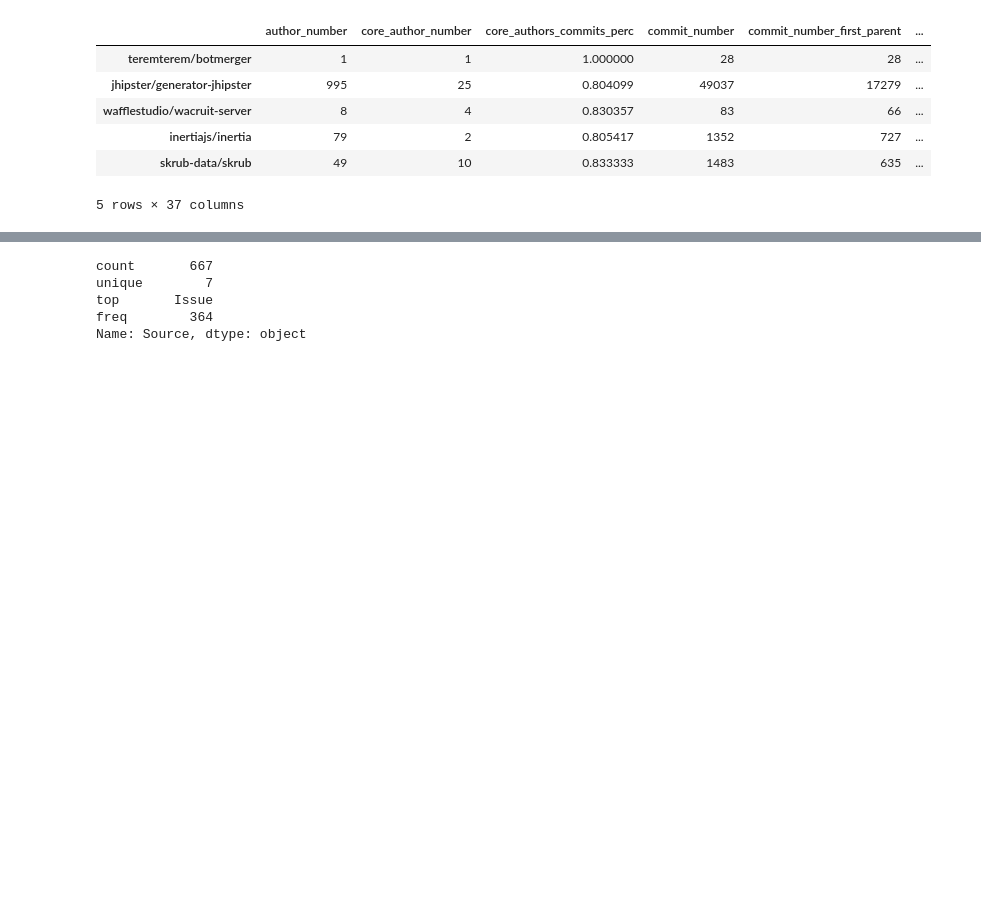
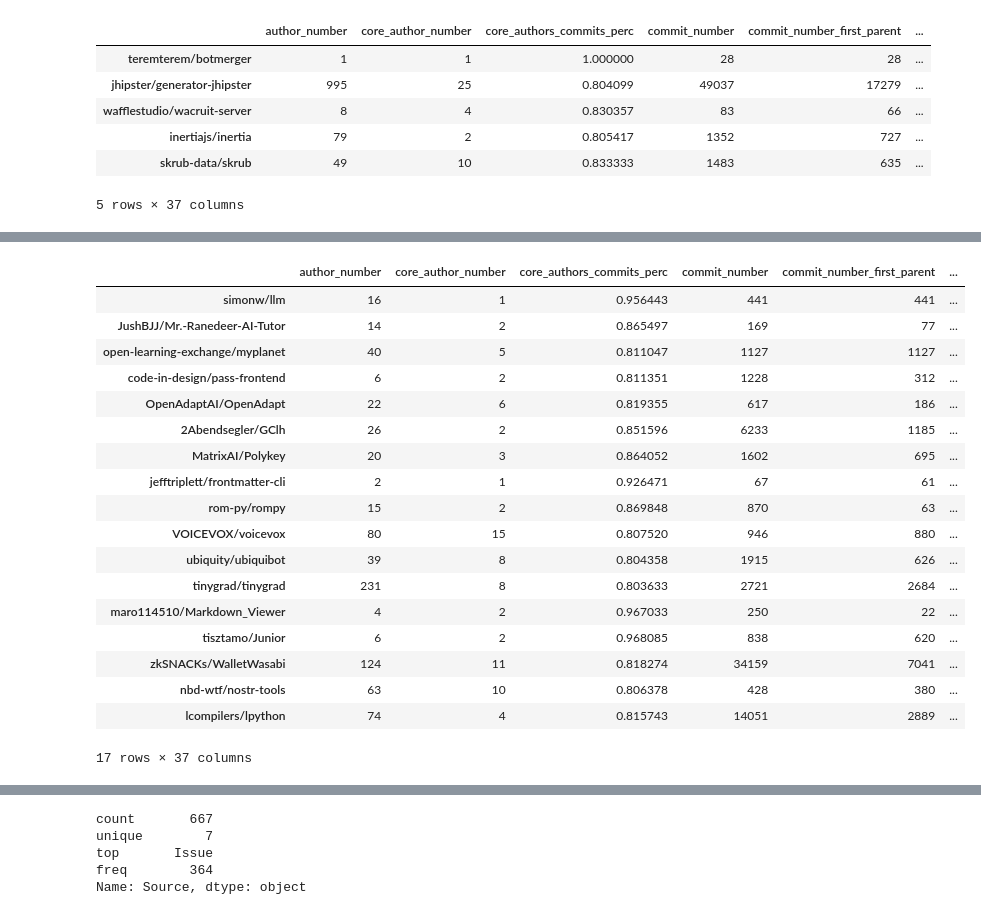
Before and after one commit to ncusi/MSR_Challenge_2024, a Jupyter notebook: notebooks/characteristics_of_the_software_repository.ipynb, the cells around one changed output, grey strips where cells are left out. Cells and saved outputs as stored; diff of their text form; code cells hidden in the pictures; blank space fills up the shorter version.

```diff
--- a/notebooks/characteristics_of_the_software_repository.ipynb
+++ b/notebooks/characteristics_of_the_software_repository.ipynb
@@ -77,0 +309,22 @@ unified_statistics_df.head()
+# %%
+unified_statistics_df[(unified_statistics_df['in_latest_pr_sharings_y']==True)&(unified_statistics_df['in_latest_issue_sharings_y']==True)]
+# %% [output]
+|  | author_number | core_author_number | core_authors_commits_perc | commit_number | commit_number_first_parent | ... |
+| simonw/llm | 16 | 1 | 0.956443 | 441 | 441 | ... |
+| JushBJJ/Mr.-Ranedeer-AI-Tutor | 14 | 2 | 0.865497 | 169 | 77 | ... |
+| open-learning-exchange/myplanet | 40 | 5 | 0.811047 | 1127 | 1127 | ... |
+| code-in-design/pass-frontend | 6 | 2 | 0.811351 | 1228 | 312 | ... |
+| OpenAdaptAI/OpenAdapt | 22 | 6 | 0.819355 | 617 | 186 | ... |
+| 2Abendsegler/GClh | 26 | 2 | 0.851596 | 6233 | 1185 | ... |
+| MatrixAI/Polykey | 20 | 3 | 0.864052 | 1602 | 695 | ... |
+| jefftriplett/frontmatter-cli | 2 | 1 | 0.926471 | 67 | 61 | ... |
+| rom-py/rompy | 15 | 2 | 0.869848 | 870 | 63 | ... |
+| VOICEVOX/voicevox | 80 | 15 | 0.807520 | 946 | 880 | ... |
+| ubiquity/ubiquibot | 39 | 8 | 0.804358 | 1915 | 626 | ... |
+| tinygrad/tinygrad | 231 | 8 | 0.803633 | 2721 | 2684 | ... |
+| maro114510/Markdown_Viewer | 4 | 2 | 0.967033 | 250 | 22 | ... |
+| tisztamo/Junior | 6 | 2 | 0.968085 | 838 | 620 | ... |
+| zkSNACKs/WalletWasabi | 124 | 11 | 0.818274 | 34159 | 7041 | ... |
+| nbd-wtf/nostr-tools | 63 | 10 | 0.806378 | 428 | 380 | ... |
+| lcompilers/lpython | 74 | 4 | 0.815743 | 14051 | 2889 | ... |
+17 rows × 37 columns
```
Also changed, not shown: parts of 72 cells of this notebook, 1 other file.
